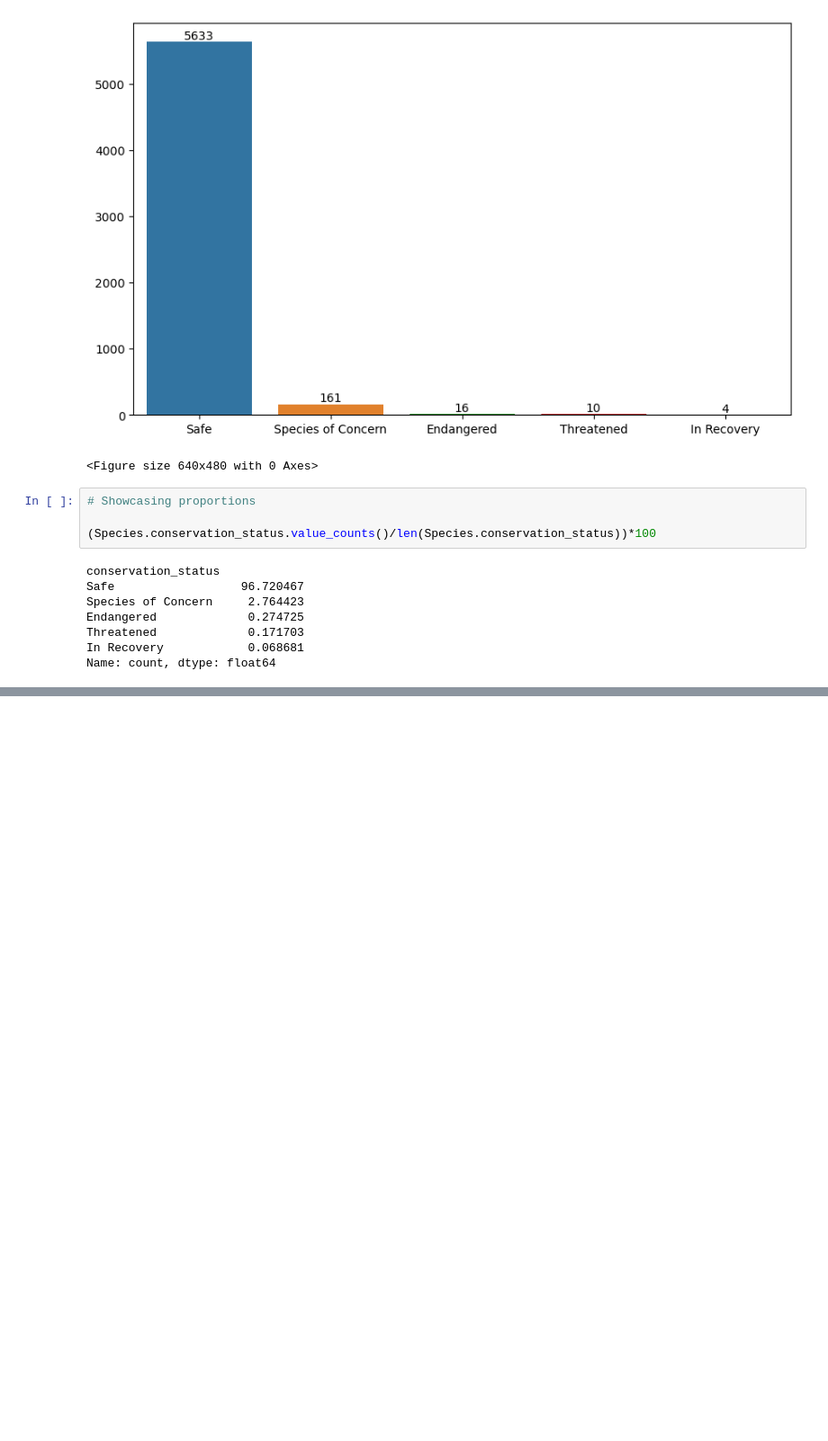
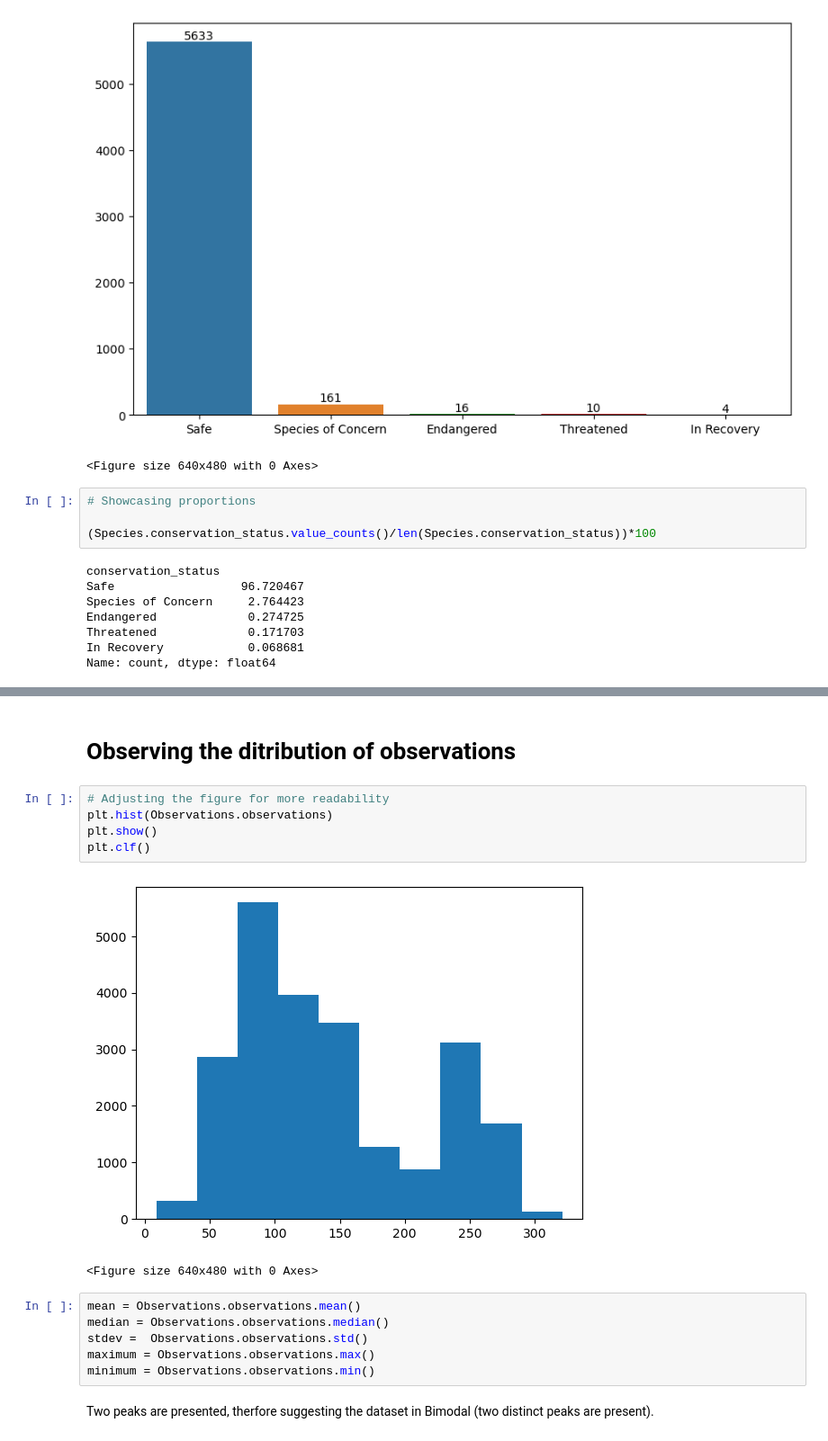
Before and after one commit to YSKAA423/Biodiversity-in-National-Parks, a Jupyter notebook: biodiversity.ipynb, the cells around one changed output, grey strips where cells are left out. Shown: that part at 90% size. Cells and saved outputs as stored; diff of their text form; blank space fills up the shorter version.

Commit message:
explored the observations table

```diff
--- a/biodiversity.ipynb
+++ b/biodiversity.ipynb
@@ -187,0 +248,18 @@ Name: count, dtype: float64
+# %% [markdown]
+# Observing the ditribution of observations
+# %%
+# Adjusting the figure for more readability
+plt.hist(Observations.observations)
+plt.show()
+plt.clf()
+# %% [output]
+[figure, added]
+<Figure size 640x480 with 0 Axes>
+# %%
+mean = Observations.observations.mean()
+median = Observations.observations.median()
+stdev =  Observations.observations.std()
+maximum = Observations.observations.max()
+minimum = Observations.observations.min()
+# %% [markdown]
+Two peaks are presented, therfore suggesting the dataset in Bimodal (two distinct peaks are present).
```
Also changed, not shown: parts of 14 cells of this notebook.
